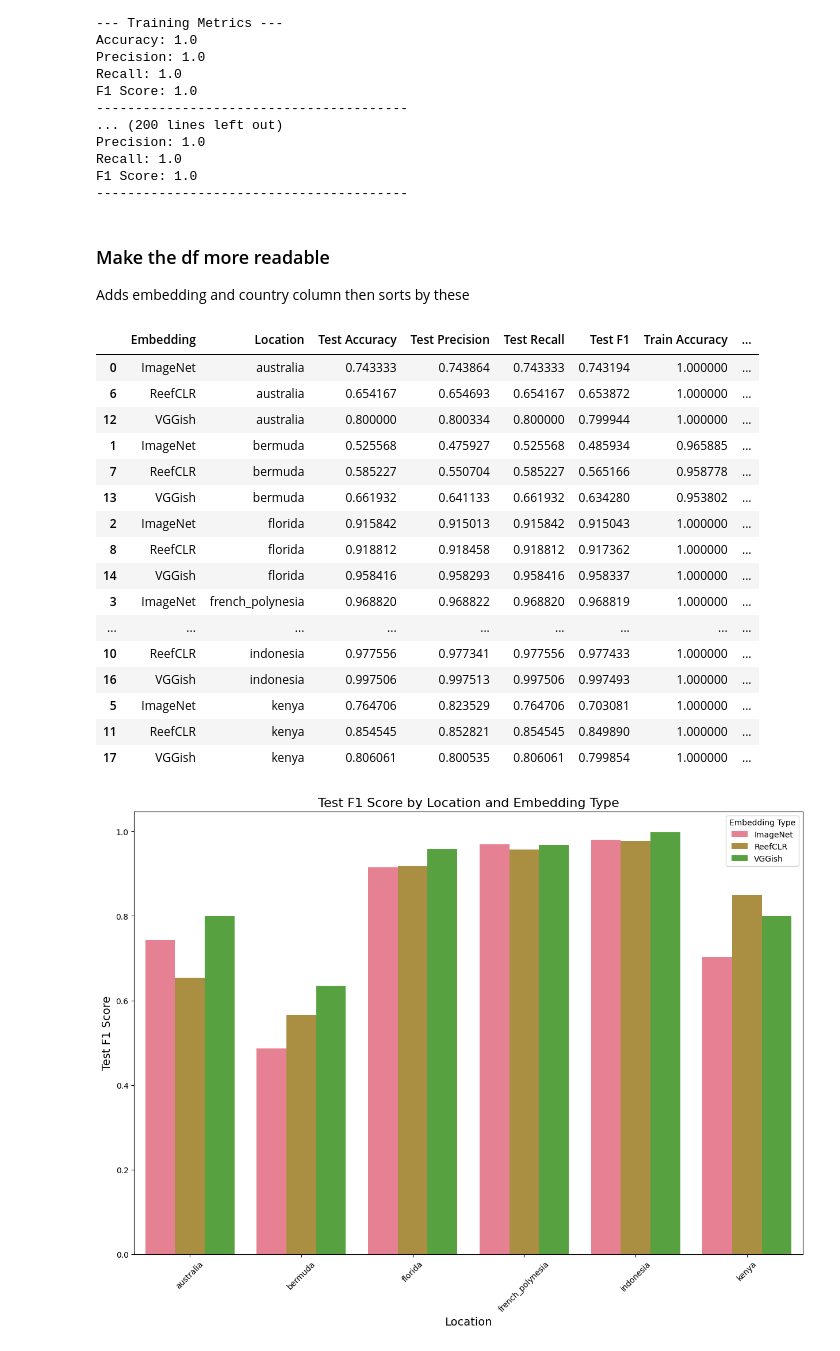
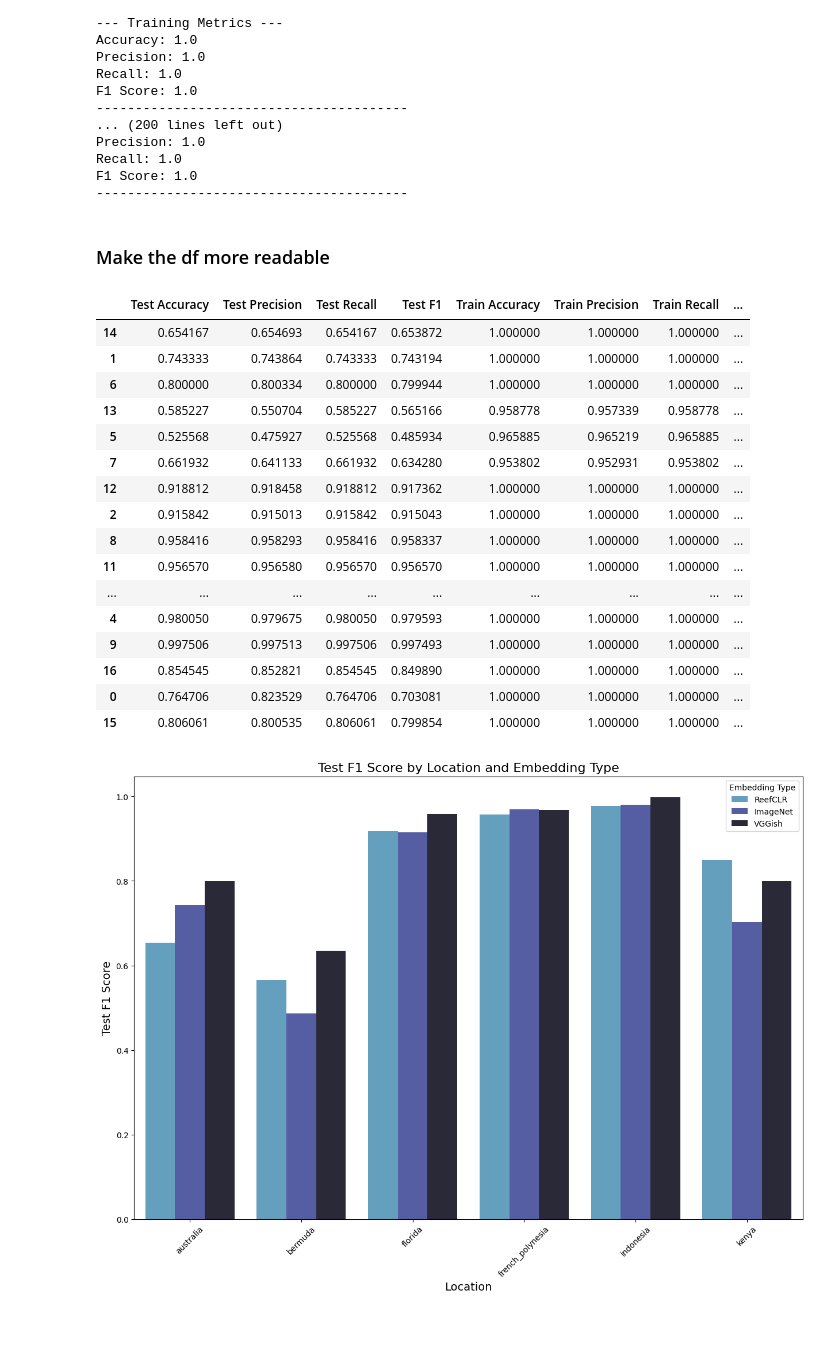
Before and after one commit to CV4EcologySchool/reef-audio-representation-learning, a Jupyter notebook: code/simclr-pytorch-reefs/evaluation/embeddings/simple_ml.ipynb, the cells around one changed output. Cells and saved outputs as stored; diff of their text form; code cells hidden in the pictures.

Commit message:
making notebook plots nicer

```diff
--- a/code/simclr-pytorch-reefs/evaluation/embeddings/simple_ml.ipynb
+++ b/code/simclr-pytorch-reefs/evaluation/embeddings/simple_ml.ipynb
@@ -111,8 +111,6 @@ F1 Score: 1.0
 ----------------------------------------
 # %% [markdown]
 ### Make the df more readable
-
-Adds embedding and country column then sorts by these
 # %%
 # Create the new columns 'Embedding' and 'Country' by splitting the 'Filename' column
 results_df['Embedding'] = results_df['Filename'].apply(lambda x: x.split('-')[0])
@@ -122,8 +120,14 @@ results_df['Location'] = results_df['Filename'].apply(lambda x: x.split('-')[1])
 results_df.drop(columns=['Filename'], inplace=True)
 
 # Reorder the columns to have 'Embedding' and 'Country' at the beginning
-column_order = ['Embedding', 'Location'] + [col for col in results_df.columns if col not in ['Embedding', 'Location']]
-results_df = results_df[column_order]
+#column_order = ['Embedding', 'Location'] + [col for col in results_df.columns if col not in ['Embedding', 'Location']]
+#results_df = results_df[column_order]
+
+# Specify the desired order for the 'Embedding' column
+ordered_categories = ['ReefCLR', 'ImageNet', 'VGGish']
+
+# Convert the 'Embedding' column to a categorical type with the specified order
+results_df['Embedding'] = pd.Categorical(results_df['Embedding'], categories=ordered_categories, ordered=True)
 
 # Sort the DataFrame by the 'Country' and then by 'Embedding' columns
 results_df = results_df.sort_values(by=['Location', 'Embedding'])
@@ -131,23 +135,23 @@ results_df = results_df.sort_values(by=['Location', 'Embedding'])
 # Display the updated DataFrame
 results_df
 # %% [output]
-|  | Embedding | Location | Test Accuracy | Test Precision | Test Recall | Test F1 | Train Accuracy | ... |
-| 0 | ImageNet | australia | 0.743333 | 0.743864 | 0.743333 | 0.743194 | 1.000000 | ... |
-| 6 | ReefCLR | australia | 0.654167 | 0.654693 | 0.654167 | 0.653872 | 1.000000 | ... |
-| 12 | VGGish | australia | 0.800000 | 0.800334 | 0.800000 | 0.799944 | 1.000000 | ... |
-| 1 | ImageNet | bermuda | 0.525568 | 0.475927 | 0.525568 | 0.485934 | 0.965885 | ... |
-| 7 | ReefCLR | bermuda | 0.585227 | 0.550704 | 0.585227 | 0.565166 | 0.958778 | ... |
-| 13 | VGGish | bermuda | 0.661932 | 0.641133 | 0.661932 | 0.634280 | 0.953802 | ... |
-| 2 | ImageNet | florida | 0.915842 | 0.915013 | 0.915842 | 0.915043 | 1.000000 | ... |
-| 8 | ReefCLR | florida | 0.918812 | 0.918458 | 0.918812 | 0.917362 | 1.000000 | ... |
-| 14 | VGGish | florida | 0.958416 | 0.958293 | 0.958416 | 0.958337 | 1.000000 | ... |
-| 3 | ImageNet | french_polynesia | 0.968820 | 0.968822 | 0.968820 | 0.968819 | 1.000000 | ... |
+|  | Test Accuracy | Test Precision | Test Recall | Test F1 | Train Accuracy | Train Precision | Train Recall | ... |
+| 14 | 0.654167 | 0.654693 | 0.654167 | 0.653872 | 1.000000 | 1.000000 | 1.000000 | ... |
+| 1 | 0.743333 | 0.743864 | 0.743333 | 0.743194 | 1.000000 | 1.000000 | 1.000000 | ... |
+| 6 | 0.800000 | 0.800334 | 0.800000 | 0.799944 | 1.000000 | 1.000000 | 1.000000 | ... |
+| 13 | 0.585227 | 0.550704 | 0.585227 | 0.565166 | 0.958778 | 0.957339 | 0.958778 | ... |
+| 5 | 0.525568 | 0.475927 | 0.525568 | 0.485934 | 0.965885 | 0.965219 | 0.965885 | ... |
+| 7 | 0.661932 | 0.641133 | 0.661932 | 0.634280 | 0.953802 | 0.952931 | 0.953802 | ... |
+| 12 | 0.918812 | 0.918458 | 0.918812 | 0.917362 | 1.000000 | 1.000000 | 1.000000 | ... |
+| 2 | 0.915842 | 0.915013 | 0.915842 | 0.915043 | 1.000000 | 1.000000 | 1.000000 | ... |
+| 8 | 0.958416 | 0.958293 | 0.958416 | 0.958337 | 1.000000 | 1.000000 | 1.000000 | ... |
+| 11 | 0.956570 | 0.956580 | 0.956570 | 0.956570 | 1.000000 | 1.000000 | 1.000000 | ... |
 | ... | ... | ... | ... | ... | ... | ... | ... | ... |
-| 10 | ReefCLR | indonesia | 0.977556 | 0.977341 | 0.977556 | 0.977433 | 1.000000 | ... |
-| 16 | VGGish | indonesia | 0.997506 | 0.997513 | 0.997506 | 0.997493 | 1.000000 | ... |
-| 5 | ImageNet | kenya | 0.764706 | 0.823529 | 0.764706 | 0.703081 | 1.000000 | ... |
-| 11 | ReefCLR | kenya | 0.854545 | 0.852821 | 0.854545 | 0.849890 | 1.000000 | ... |
-| 17 | VGGish | kenya | 0.806061 | 0.800535 | 0.806061 | 0.799854 | 1.000000 | ... |
+| 4 | 0.980050 | 0.979675 | 0.980050 | 0.979593 | 1.000000 | 1.000000 | 1.000000 | ... |
+| 9 | 0.997506 | 0.997513 | 0.997506 | 0.997493 | 1.000000 | 1.000000 | 1.000000 | ... |
+| 16 | 0.854545 | 0.852821 | 0.854545 | 0.849890 | 1.000000 | 1.000000 | 1.000000 | ... |
+| 0 | 0.764706 | 0.823529 | 0.764706 | 0.703081 | 1.000000 | 1.000000 | 1.000000 | ... |
+| 15 | 0.806061 | 0.800535 | 0.806061 | 0.799854 | 1.000000 | 1.000000 | 1.000000 | ... |
 # %%
 # Generate a timestamp
 current_time = datetime.now().strftime("%Y%m%d_%H%M%S")
@@ -157,22 +161,22 @@ results_df.to_csv(f"Results/RF_results-{current_time}.csv", index=False)
 # %%
 import matplotlib.pyplot as plt
 import seaborn as sns
 
 # Set a nice color palette for the plot
-sns.set_palette("husl")
+sns.set_palette("icefire")
 
 # Create the bar plot
 plt.figure(figsize=(15, 10))
 sns.barplot(data=results_df, x='Location', y='Test F1', hue='Embedding')
 
 # Add labels and title
 plt.xlabel('Location', fontsize=14)
 plt.ylabel('Test F1 Score', fontsize=14)
 plt.title('Test F1 Score by Location and Embedding Type', fontsize=16)
 plt.xticks(rotation=45)
 plt.legend(title='Embedding Type')
 
 # Show the plot
 plt.show()
 # %% [output]
-[figure, old version]
+[figure, new version]
```
Also changed, not shown: 1 other file.
